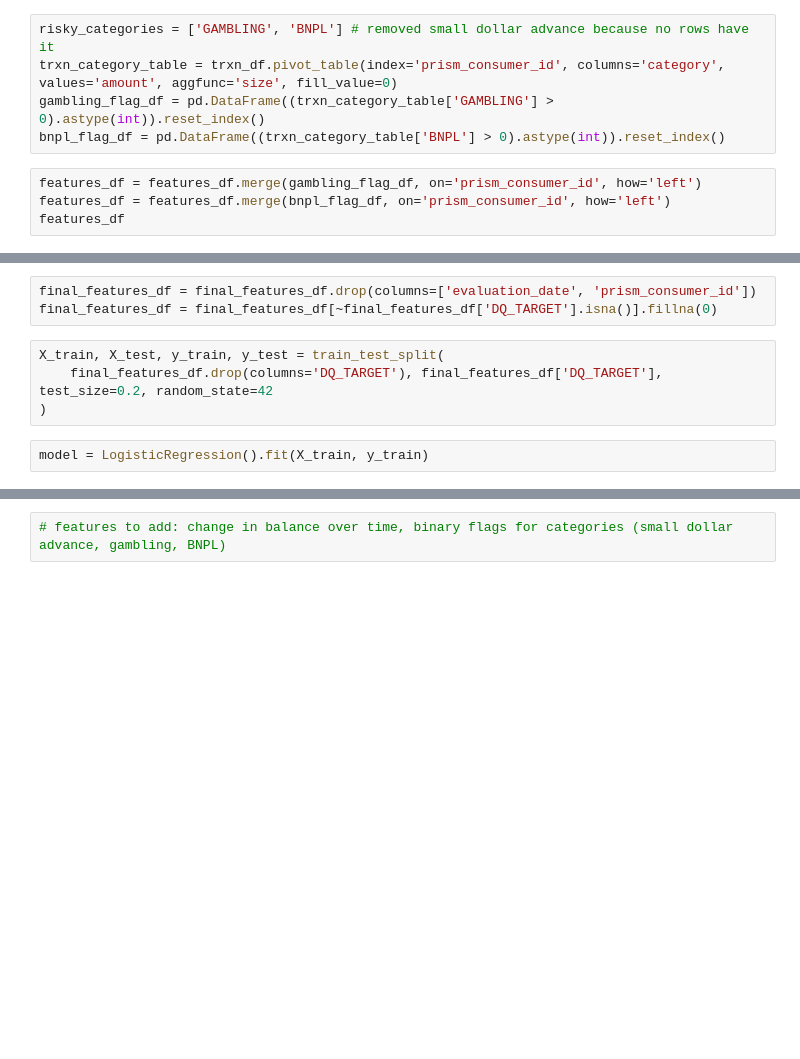
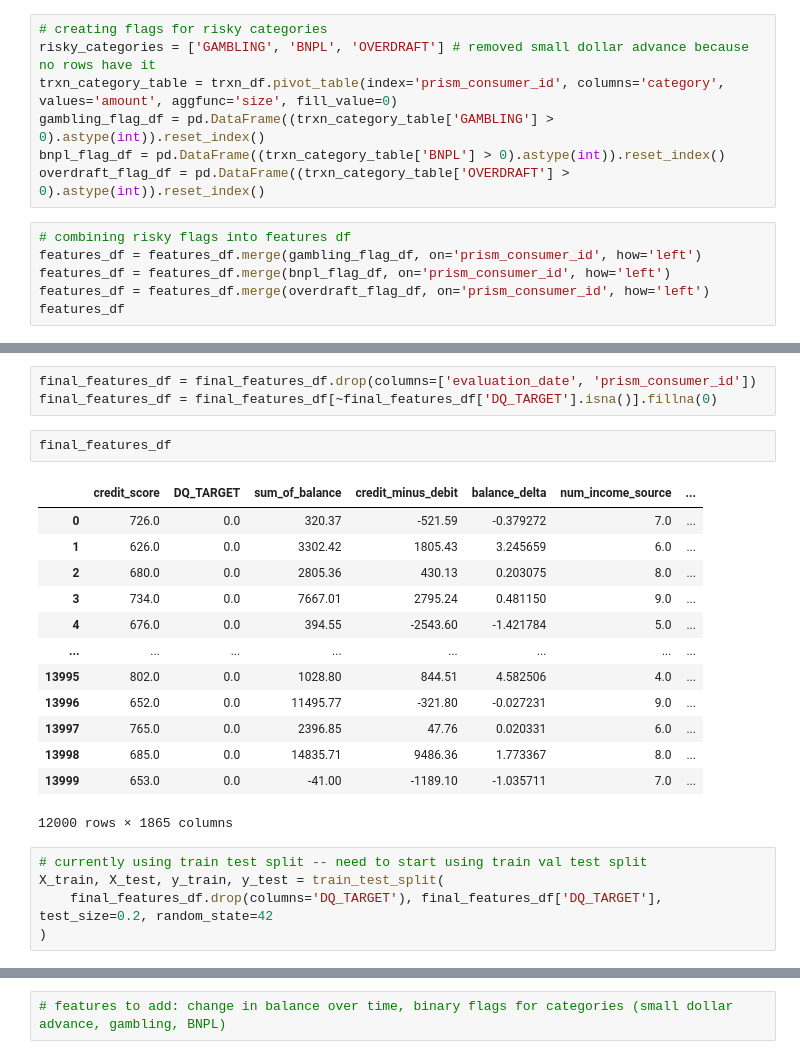
Before and after one commit to danielrmathew/prism-data-credit, a Jupyter notebook: src/notebooks/drm_notebook_q2.ipynb, the cells around one changed output, grey strips where cells are left out. Drawn from its saved outputs; the diff is of its cells as text; blank space fills up the shorter version.

```diff
--- a/src/notebooks/drm_notebook_q2.ipynb
+++ b/src/notebooks/drm_notebook_q2.ipynb
@@ -459,13 +468,17 @@ features_df = reduce(lambda left, right: left.merge(right, on='prism_consumer_id
                          outflows_last_3_months_agg_df, outflows_last_6_months_agg_df, outflows_last_year_agg_df
                      ])
 # %%
-risky_categories = ['GAMBLING', 'BNPL'] # removed small dollar advance because no rows have it
+# creating flags for risky categories
+risky_categories = ['GAMBLING', 'BNPL', 'OVERDRAFT'] # removed small dollar advance because no rows have it
 trxn_category_table = trxn_df.pivot_table(index='prism_consumer_id', columns='category', values='amount', aggfunc='size', fill_value=0)
 gambling_flag_df = pd.DataFrame((trxn_category_table['GAMBLING'] > 0).astype(int)).reset_index()
 bnpl_flag_df = pd.DataFrame((trxn_category_table['BNPL'] > 0).astype(int)).reset_index()
+overdraft_flag_df = pd.DataFrame((trxn_category_table['OVERDRAFT'] > 0).astype(int)).reset_index()
 # %%
+# combining risky flags into features df
 features_df = features_df.merge(gambling_flag_df, on='prism_consumer_id', how='left')
 features_df = features_df.merge(bnpl_flag_df, on='prism_consumer_id', how='left')
+features_df = features_df.merge(overdraft_flag_df, on='prism_consumer_id', how='left')
 features_df
 # %% [output]
 |  | prism_consumer_id | evaluation_date | credit_score | DQ_TARGET | sum_of_balance | credit_minus_debit | ... |
@@ -491,9 +505,24 @@ final_features_df = final_features_df.merge(category_features_df, on='prism_cons
 # %%
 final_features_df = final_features_df.drop(columns=['evaluation_date', 'prism_consumer_id'])
 final_features_df = final_features_df[~final_features_df['DQ_TARGET'].isna()].fillna(0)
+# %%
+final_features_df
+# %% [output]
+|  | credit_score | DQ_TARGET | sum_of_balance | credit_minus_debit | balance_delta | num_income_source | ... |
+| 0 | 726.0 | 0.0 | 320.37 | -521.59 | -0.379272 | 7.0 | ... |
+| 1 | 626.0 | 0.0 | 3302.42 | 1805.43 | 3.245659 | 6.0 | ... |
+| 2 | 680.0 | 0.0 | 2805.36 | 430.13 | 0.203075 | 8.0 | ... |
+| 3 | 734.0 | 0.0 | 7667.01 | 2795.24 | 0.481150 | 9.0 | ... |
+| 4 | 676.0 | 0.0 | 394.55 | -2543.60 | -1.421784 | 5.0 | ... |
+| ... | ... | ... | ... | ... | ... | ... | ... |
+| 13995 | 802.0 | 0.0 | 1028.80 | 844.51 | 4.582506 | 4.0 | ... |
+| 13996 | 652.0 | 0.0 | 11495.77 | -321.80 | -0.027231 | 9.0 | ... |
+| 13997 | 765.0 | 0.0 | 2396.85 | 47.76 | 0.020331 | 6.0 | ... |
+| 13998 | 685.0 | 0.0 | 14835.71 | 9486.36 | 1.773367 | 8.0 | ... |
+| 13999 | 653.0 | 0.0 | -41.00 | -1189.10 | -1.035711 | 7.0 | ... |
+12000 rows × 1865 columns
 # %%
+# currently using train test split -- need to start using train val test split
 X_train, X_test, y_train, y_test = train_test_split(
     final_features_df.drop(columns='DQ_TARGET'), final_features_df['DQ_TARGET'], test_size=0.2, random_state=42
 )
-# %%
-model = LogisticRegression().fit(X_train, y_train)
```
Also changed, not shown: parts of 29 cells of this notebook.
